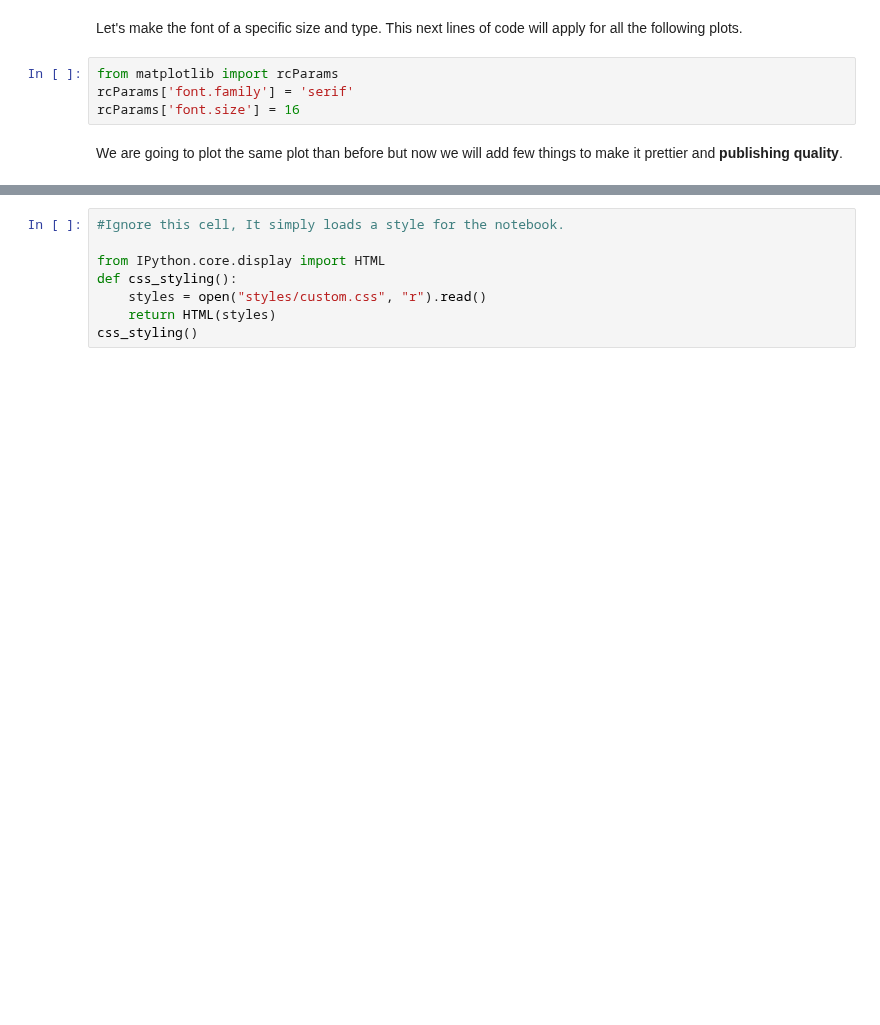
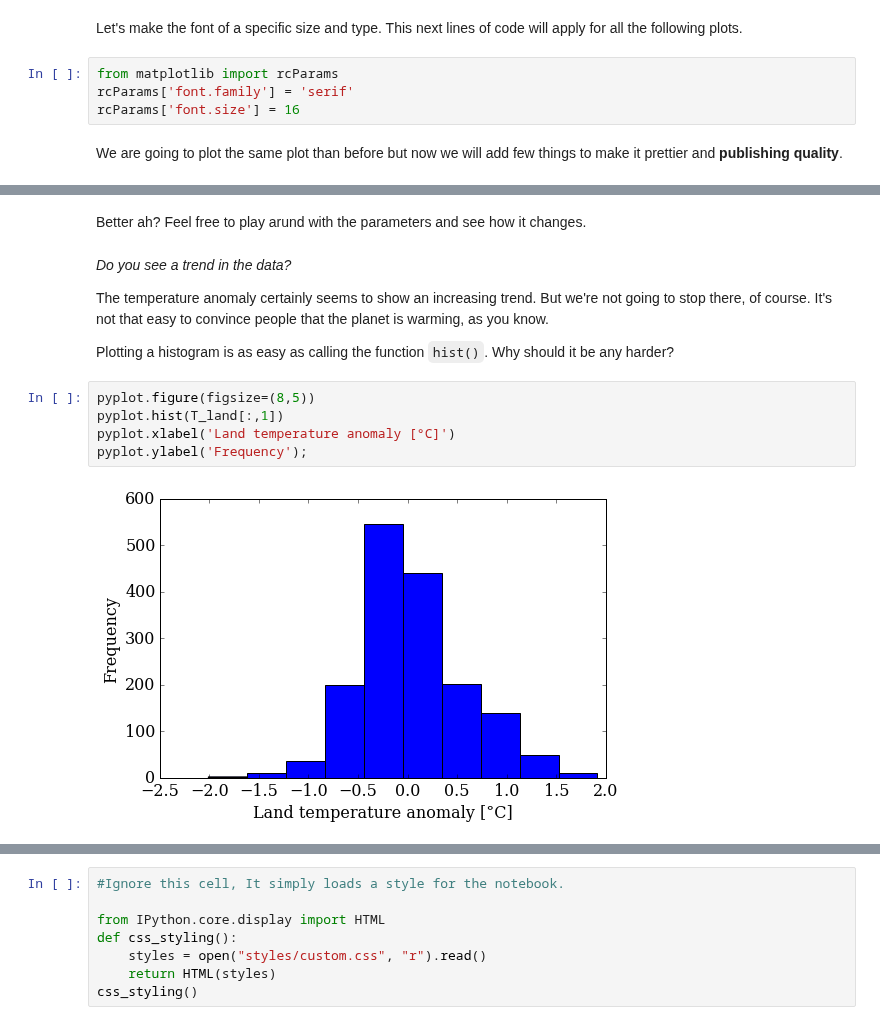
Before and after one commit to barbagroup/essential_skills_RRC, a Jupyter notebook: the_python_scientific_stack.ipynb, the cells around one changed output, grey strips where cells are left out. Cells and saved outputs as stored; diff of their text form; blank space fills up the shorter version.

```diff
--- a/the_python_scientific_stack.ipynb
+++ b/the_python_scientific_stack.ipynb
@@ -208,0 +209,15 @@ pyplot.grid();
+# %% [markdown]
+Better ah? Feel free to play arund with the parameters and see how it changes.
+# %% [markdown]
+*Do you see a trend in the data?*
+
+The temperature anomaly certainly seems to show an increasing trend. But we're not going to stop there, of course. It's not that easy to convince people that the planet is warming, as you know.
+
+Plotting a histogram is as easy as calling the function `hist()`. Why should it be any harder?
+# %%
+pyplot.figure(figsize=(8,5))
+pyplot.hist(T_land[:,1])
+pyplot.xlabel('Land temperature anomaly [°C]')
+pyplot.ylabel('Frequency');
+# %% [output]
+[figure, added]
```
Also changed, not shown: parts of 15 cells of this notebook.
